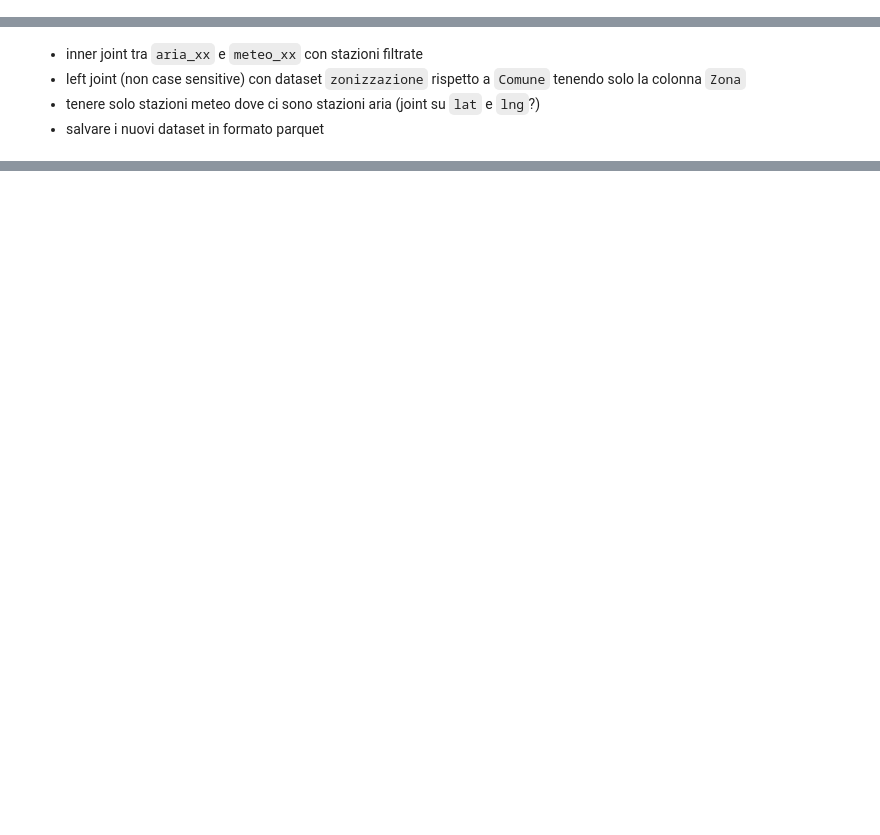
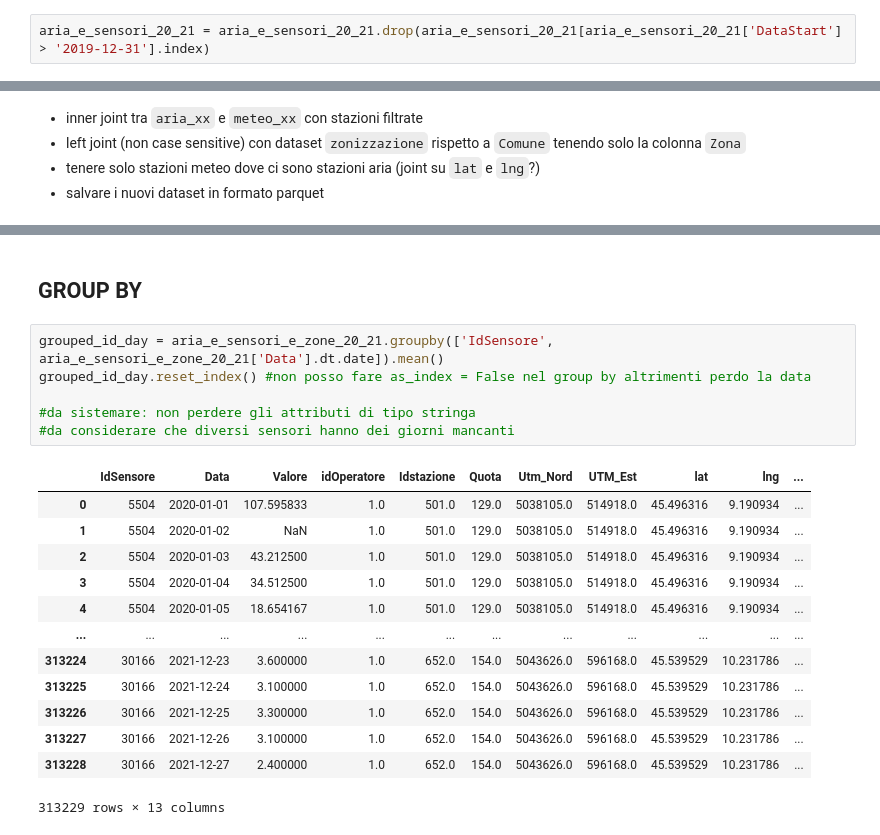
Before and after one commit to giocoal/air-quality-milano-interactive-data-visualization-tableau, a Jupyter notebook: Data_Visualization_project_21_22.ipynb, the cells around one changed output, grey strips where cells are left out. Saved outputs shown, nothing was run; the diff lists cells and outputs as text; blank space fills up the shorter version.

```diff
--- a/Data_Visualization_project_21_22.ipynb
+++ b/Data_Visualization_project_21_22.ipynb
@@ -411,0 +413,2 @@ sum(~aria_e_sensori_20_21['DataStop'].isna())
+# %%
+aria_e_sensori_20_21 = aria_e_sensori_20_21.drop(aria_e_sensori_20_21[aria_e_sensori_20_21['DataStart'] > '2019-12-31'].index)
@@ -441,0 +451,22 @@ Name: Zona, dtype: int64
+# %% [markdown]
+## GROUP BY
+# %%
+grouped_id_day = aria_e_sensori_e_zone_20_21.groupby(['IdSensore', aria_e_sensori_e_zone_20_21['Data'].dt.date]).mean()
+grouped_id_day.reset_index() #non posso fare as_index = False nel group by altrimenti perdo la data
+
+#da sistemare: non perdere gli attributi di tipo stringa
+#da considerare che diversi sensori hanno dei giorni mancanti
+# %% [output]
+|  | IdSensore | Data | Valore | idOperatore | Idstazione | Quota | Utm_Nord | UTM_Est | lat | lng | ... |
+| 0 | 5504 | 2020-01-01 | 107.595833 | 1.0 | 501.0 | 129.0 | 5038105.0 | 514918.0 | 45.496316 | 9.190934 | ... |
+| 1 | 5504 | 2020-01-02 | NaN | 1.0 | 501.0 | 129.0 | 5038105.0 | 514918.0 | 45.496316 | 9.190934 | ... |
+| 2 | 5504 | 2020-01-03 | 43.212500 | 1.0 | 501.0 | 129.0 | 5038105.0 | 514918.0 | 45.496316 | 9.190934 | ... |
+| 3 | 5504 | 2020-01-04 | 34.512500 | 1.0 | 501.0 | 129.0 | 5038105.0 | 514918.0 | 45.496316 | 9.190934 | ... |
+| 4 | 5504 | 2020-01-05 | 18.654167 | 1.0 | 501.0 | 129.0 | 5038105.0 | 514918.0 | 45.496316 | 9.190934 | ... |
+| ... | ... | ... | ... | ... | ... | ... | ... | ... | ... | ... | ... |
+| 313224 | 30166 | 2021-12-23 | 3.600000 | 1.0 | 652.0 | 154.0 | 5043626.0 | 596168.0 | 45.539529 | 10.231786 | ... |
+| 313225 | 30166 | 2021-12-24 | 3.100000 | 1.0 | 652.0 | 154.0 | 5043626.0 | 596168.0 | 45.539529 | 10.231786 | ... |
+| 313226 | 30166 | 2021-12-25 | 3.300000 | 1.0 | 652.0 | 154.0 | 5043626.0 | 596168.0 | 45.539529 | 10.231786 | ... |
+| 313227 | 30166 | 2021-12-26 | 3.100000 | 1.0 | 652.0 | 154.0 | 5043626.0 | 596168.0 | 45.539529 | 10.231786 | ... |
+| 313228 | 30166 | 2021-12-27 | 2.400000 | 1.0 | 652.0 | 154.0 | 5043626.0 | 596168.0 | 45.539529 | 10.231786 | ... |
+313229 rows × 13 columns
```
Also changed, not shown: parts of 27 cells of this notebook.
